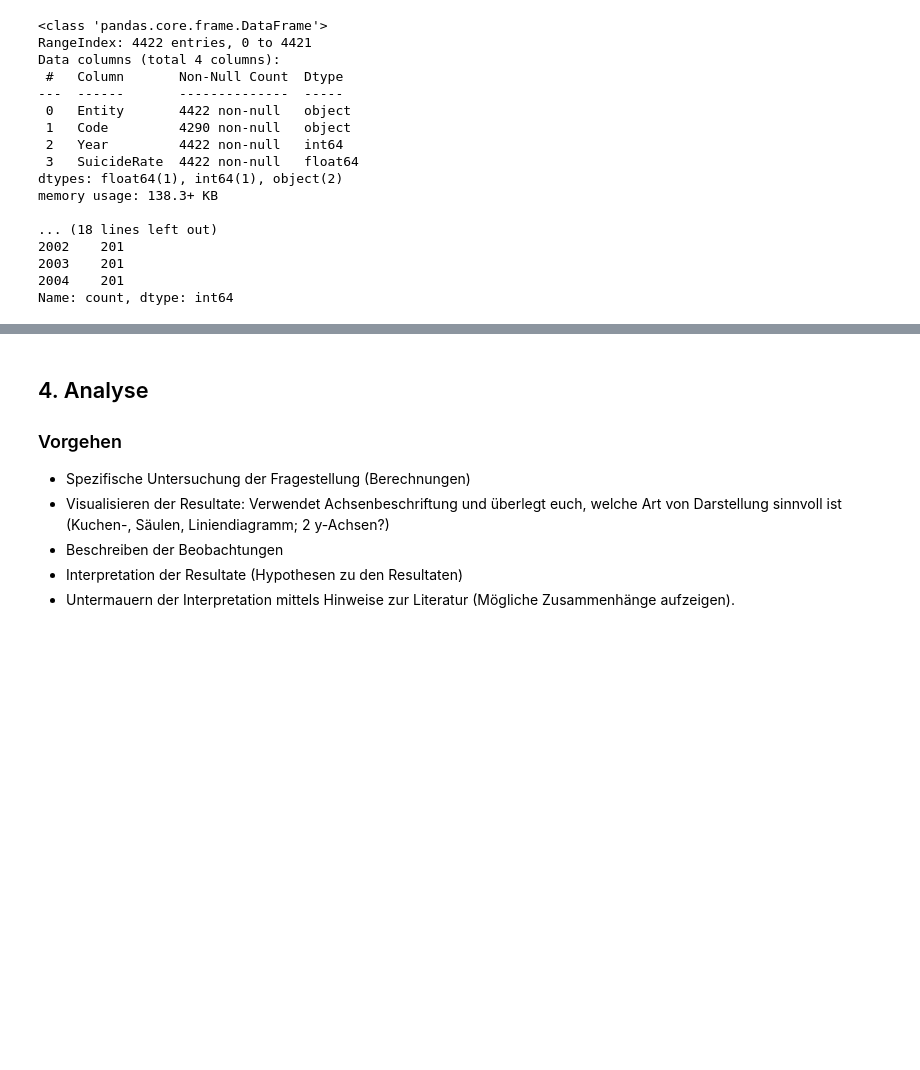
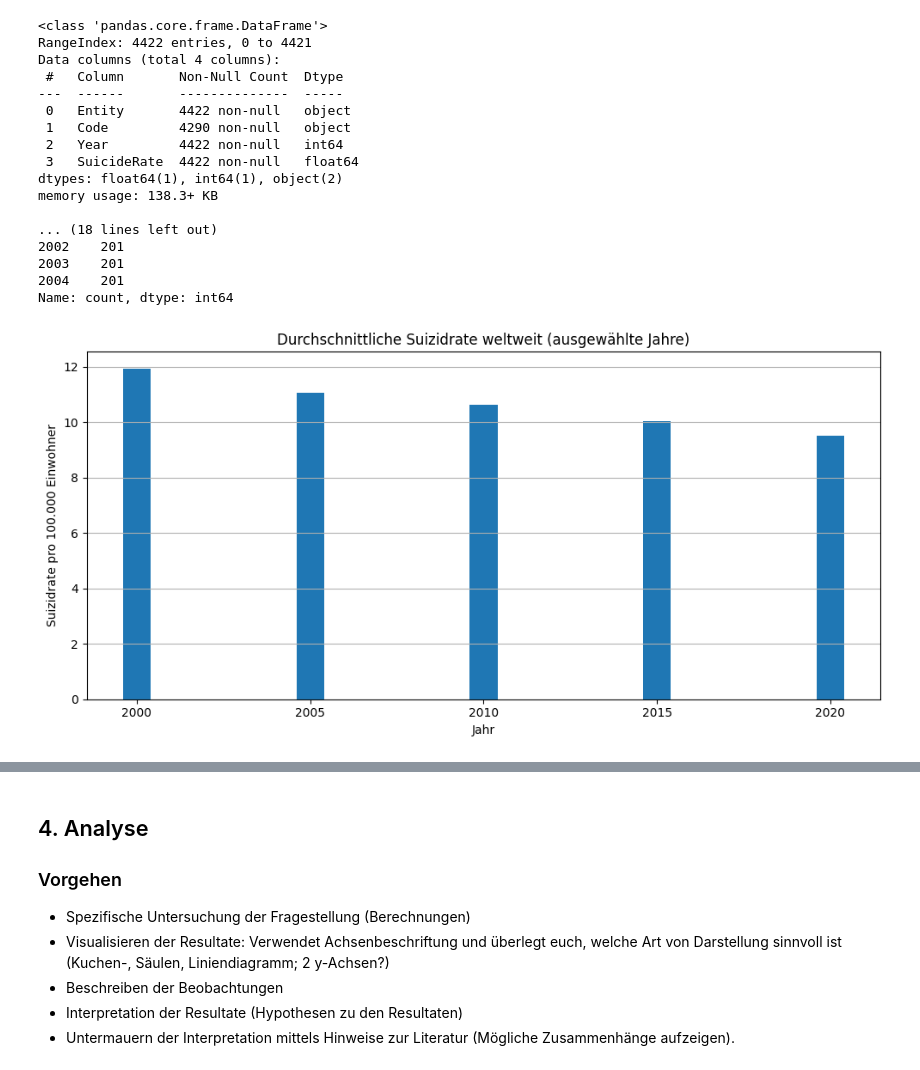
Before and after one commit to delucgia/LN_Python, a Jupyter notebook: python_ln.ipynb, the cells around one changed output, grey strips where cells are left out. Saved outputs shown, nothing was run; the diff lists cells and outputs as text; code cells hidden in the pictures; blank space fills up the shorter version.

```diff
--- a/python_ln.ipynb
+++ b/python_ln.ipynb
@@ -119,3 +148,34 @@ memory usage: 138.3+ KB
 2003    201
 2004    201
 Name: count, dtype: int64
+# %%
+import pandas as pd
+import matplotlib.pyplot as plt
+
+# CSV laden
+df = pd.read_csv("death-rate-from-suicides-gho.csv")
+
+# Name der Rate-Spalte
+rate_col = "Age-standardized death rate from self-harm among both sexes"
+
+# Jahre für Balkendiagramm
+years = [2000, 2005, 2010, 2015, 2020]
+
+# Nur diese Jahre filtern
+df_sub = df[df["Year"].isin(years)]
+
+# Durchschnitt pro gewähltem Jahr
+df_yearly = df_sub.groupby("Year")[rate_col].mean().reset_index()
+
+# Balkendiagramm
+plt.figure(figsize=(10, 5))
+plt.bar(df_yearly["Year"], df_yearly[rate_col])
+
+plt.title("Durchschnittliche Suizidrate weltweit (ausgewählte Jahre)")
+plt.xlabel("Jahr")
+plt.ylabel("Suizidrate pro 100.000 Einwohner")
+plt.grid(axis="y")      # nur horizontale Linien
+plt.tight_layout()
+plt.show()
+# %% [output]
+[figure, added]
```
Also changed, not shown: parts of 22 cells of this notebook, 1 other file.
